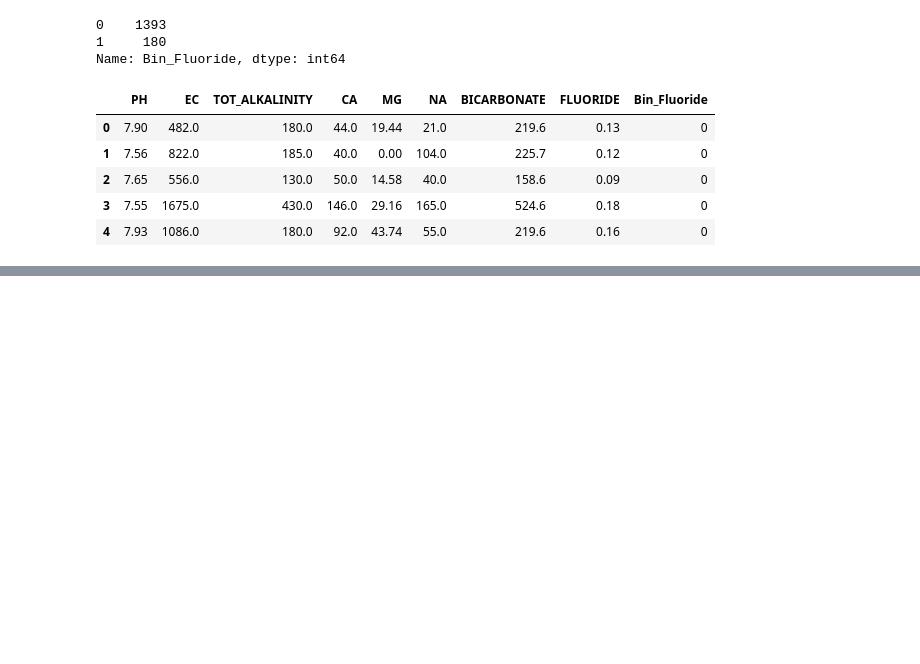
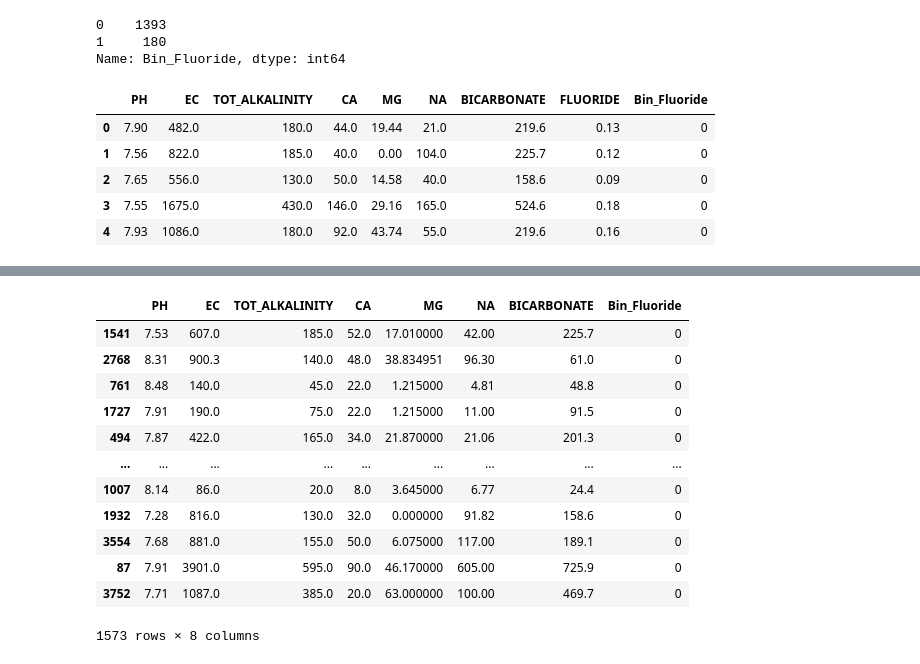
Before and after one commit to Akshay2002Singh/Water-Analysis_Python_ML, a Jupyter notebook: 5 states/West_Bengal_analysis.ipynb, the cells around one changed output, grey strips where cells are left out. Cells and saved outputs as stored; diff of their text form; code cells hidden in the pictures; blank space fills up the shorter version.

```diff
--- a/5 states/West_Bengal_analysis.ipynb
+++ b/5 states/West_Bengal_analysis.ipynb
@@ -73,3 +65,5 @@ data.head()
 | 2 | 7.65 | 556.0 | 130.0 | 50.0 | 14.58 | 40.0 | 158.6 | 0.09 | 0 |
 | 3 | 7.55 | 1675.0 | 430.0 | 146.0 | 29.16 | 165.0 | 524.6 | 0.18 | 0 |
 | 4 | 7.93 | 1086.0 | 180.0 | 92.0 | 43.74 | 55.0 | 219.6 | 0.16 | 0 |
+# %%
+data = data.drop(['FLUORIDE'],axis=1)
@@ -75,0 +79,17 @@ data.head()
+# %%
+data = data.sample(frac=1)
+data
+# %% [output]
+|  | PH | EC | TOT_ALKALINITY | CA | MG | NA | BICARBONATE | Bin_Fluoride |
+| 1541 | 7.53 | 607.0 | 185.0 | 52.0 | 17.010000 | 42.00 | 225.7 | 0 |
+| 2768 | 8.31 | 900.3 | 140.0 | 48.0 | 38.834951 | 96.30 | 61.0 | 0 |
+| 761 | 8.48 | 140.0 | 45.0 | 22.0 | 1.215000 | 4.81 | 48.8 | 0 |
+| 1727 | 7.91 | 190.0 | 75.0 | 22.0 | 1.215000 | 11.00 | 91.5 | 0 |
+| 494 | 7.87 | 422.0 | 165.0 | 34.0 | 21.870000 | 21.06 | 201.3 | 0 |
+| ... | ... | ... | ... | ... | ... | ... | ... | ... |
+| 1007 | 8.14 | 86.0 | 20.0 | 8.0 | 3.645000 | 6.77 | 24.4 | 0 |
+| 1932 | 7.28 | 816.0 | 130.0 | 32.0 | 0.000000 | 91.82 | 158.6 | 0 |
+| 3554 | 7.68 | 881.0 | 155.0 | 50.0 | 6.075000 | 117.00 | 189.1 | 0 |
+| 87 | 7.91 | 3901.0 | 595.0 | 90.0 | 46.170000 | 605.00 | 725.9 | 0 |
+| 3752 | 7.71 | 1087.0 | 385.0 | 20.0 | 63.000000 | 100.00 | 469.7 | 0 |
+1573 rows × 8 columns
```
Also changed, not shown: parts of 30 cells of this notebook, 1 other file.
